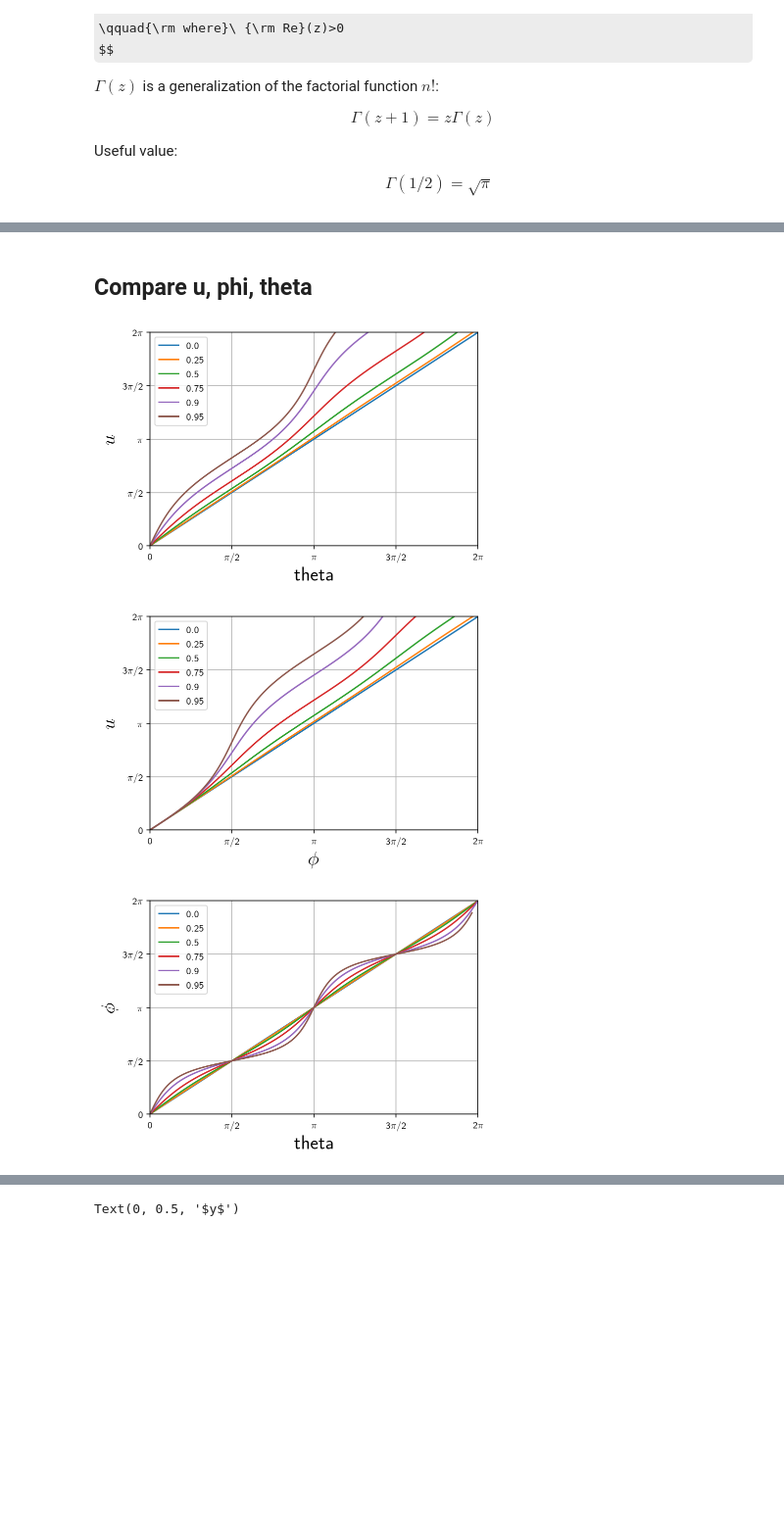
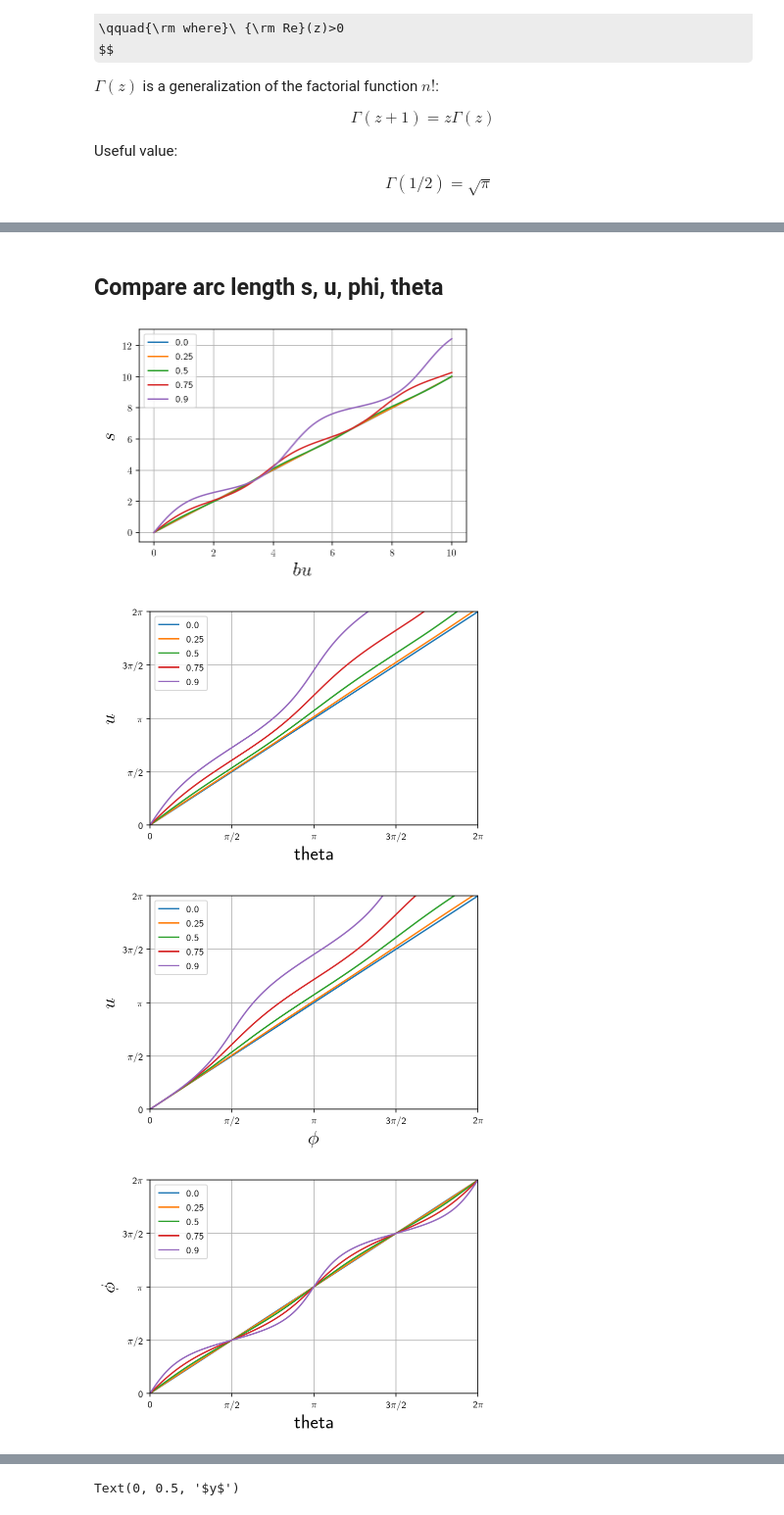
Before and after one commit to josephromano/josephromano.github.io, a Jupyter notebook: PHYS5306/notes/workbook.ipynb, the cells around one changed output, grey strips where cells are left out. Shown at 98% size. Saved outputs shown, nothing was run; the diff lists cells and outputs as text; code cells hidden in the pictures; some formulas as TeX source; blank space fills up the shorter version.

Commit message:
added more plots

```diff
--- a/PHYS5306/notes/workbook.ipynb
+++ b/PHYS5306/notes/workbook.ipynb
@@ -497,17 +538,32 @@ Text(0, 0.5, '$y$')
 [figure]
 [figure]
 # %% [markdown]
-## Compare u, phi, theta
+## Compare arc length s, u, phi, theta
 # %%
 # discrete u values
 u = np.linspace(0, 10, 10000)
 
 # consider several different values for k
-k = np.array([0, 0.25, 0.5, 0.75, 0.9, 0.95])
+k = np.array([0, 0.25, 0.5, 0.75, 0.9])
 
 # corresponding values of a and b
-a = np.array([1, 1, 1, 1, 1, 1])
-b = a*np.sqrt(1-k**2)
+b = np.array([1, 1, 1, 1, 1])
+a = b/np.sqrt(1-k**2)
+
+##########################################
+# plot arc length s vs b*u
+plt.figure()
+plt.xlabel('$b u$', size=20)
+plt.ylabel('$s$', size=20)
+
+for ii in range(len(k)):
+    m = k[ii]**2 # scipy uses m=k^2
+    sn_u, cn_u, dn_u, ph_u = special.ellipj(u, m)
+    s_u = a[ii]*special.ellipeinc(ph_u, m)
+    plt.plot(b[ii]*u, s_u)
+
+plt.grid('on')
+_=plt.legend(k)
 
 ##########################################
 # plot u vs theta
@@ -562,34 +618,35 @@ _=plt.legend(k)
 # x = r cos(theta) = a cos(phi) = a cn(u;k)
 # y = r sin(theta) = b sin(phi) = b sn(u;k)
 plt.figure()
 plt.xlabel('theta', size=20)
 plt.ylabel('$\phi$', size=20)
 
 for ii in range(len(k)):
     m = k[ii]**2 # scipy uses m=k^2
     sn_u, cn_u, dn_u, ph_u = special.ellipj(u, m)
     theta_u = np.arctan2(b[ii]*sn_u, a[ii]*cn_u)
     theta_u = np.unwrap(theta_u)
     plt.plot(theta_u, ph_u)
 
     # alternative
     #phis= np.linspace(0, 2*np.pi, 10000)
     #thetas = np.arctan2(b[ii]*np.sin(phis), a[ii]*np.cos(phis))
     #thetas = np.unwrap(thetas)
     #plt.plot(thetas, phis)
 
 # change tick marks to multiples of pi/2
 eps = 0.01
 tick_locs = np.arange(0, 3*np.pi+eps, np.pi/2)
 tick_labels = ['0', '$\pi$/2', '$\pi$', '3$\pi$/2', '2$\pi$', '5$\pi$/2', '3$\pi$']
 plt.xticks(tick_locs, tick_labels)
 plt.yticks(tick_locs, tick_labels)
 plt.grid('on')
 plt.xlim(0, 2*np.pi)
 plt.ylim(0, 2*np.pi)
 _=plt.legend(k)
 # %% [output]
-[figure, old version]
+[figure, new version]
-[figure, old version]
+[figure, new version]
-[figure, old version]
+[figure, new version]
+[figure, added]
 # %% [markdown]
```
Also changed, not shown: parts of 7 cells of this notebook, 1 other file.
